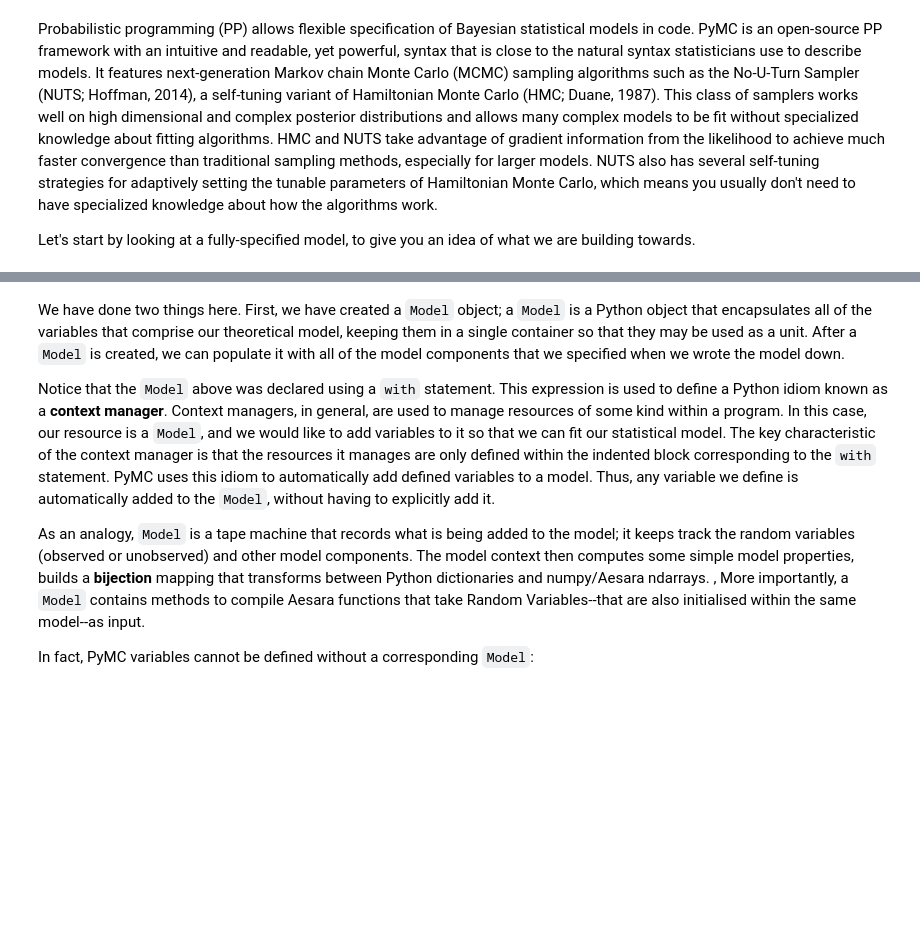
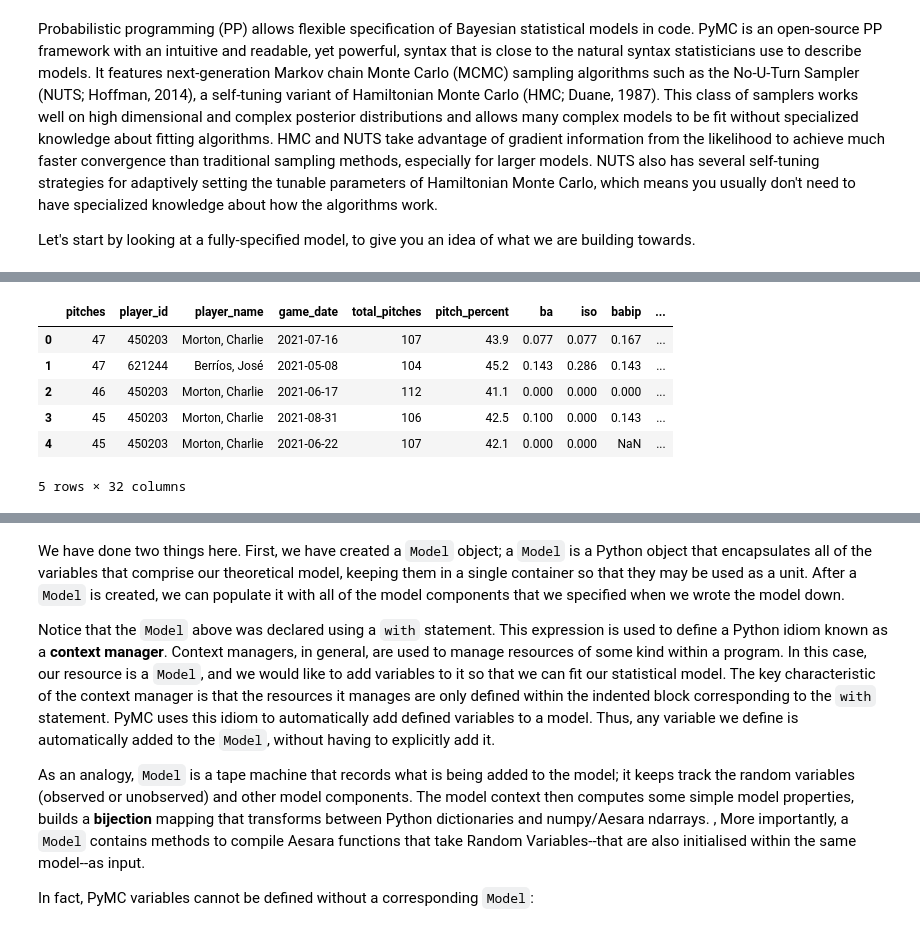
Before and after one commit to fonnesbeck/probabilistic_python, a Jupyter notebook: pymc_intro.ipynb, the cells around one changed output, grey strips where cells are left out. Cells and saved outputs as stored; diff of their text form; code cells hidden in the pictures; blank space fills up the shorter version.

```diff
--- a/pymc_intro.ipynb
+++ b/pymc_intro.ipynb
@@ -60,0 +41,12 @@ censored = df.event.values == 0.0
+# %%
+spin_rate_data = pd.read_csv('./data/savant_data.csv', parse_dates=['game_date']).dropna(subset=['spin_rate', 'game_date'])
+
+spin_rate_data.head()
+# %% [output]
+|  | pitches | player_id | player_name | game_date | total_pitches | pitch_percent | ba | iso | babip | ... |
+| 0 | 47 | 450203 | Morton, Charlie | 2021-07-16 | 107 | 43.9 | 0.077 | 0.077 | 0.167 | ... |
+| 1 | 47 | 621244 | Berríos, José | 2021-05-08 | 104 | 45.2 | 0.143 | 0.286 | 0.143 | ... |
+| 2 | 46 | 450203 | Morton, Charlie | 2021-06-17 | 112 | 41.1 | 0.000 | 0.000 | 0.000 | ... |
+| 3 | 45 | 450203 | Morton, Charlie | 2021-08-31 | 106 | 42.5 | 0.100 | 0.000 | 0.143 | ... |
+| 4 | 45 | 450203 | Morton, Charlie | 2021-06-22 | 107 | 42.1 | 0.000 | 0.000 | NaN | ... |
+5 rows × 32 columns
```
Also changed, not shown: parts of 49 cells of this notebook, 1 other file.
